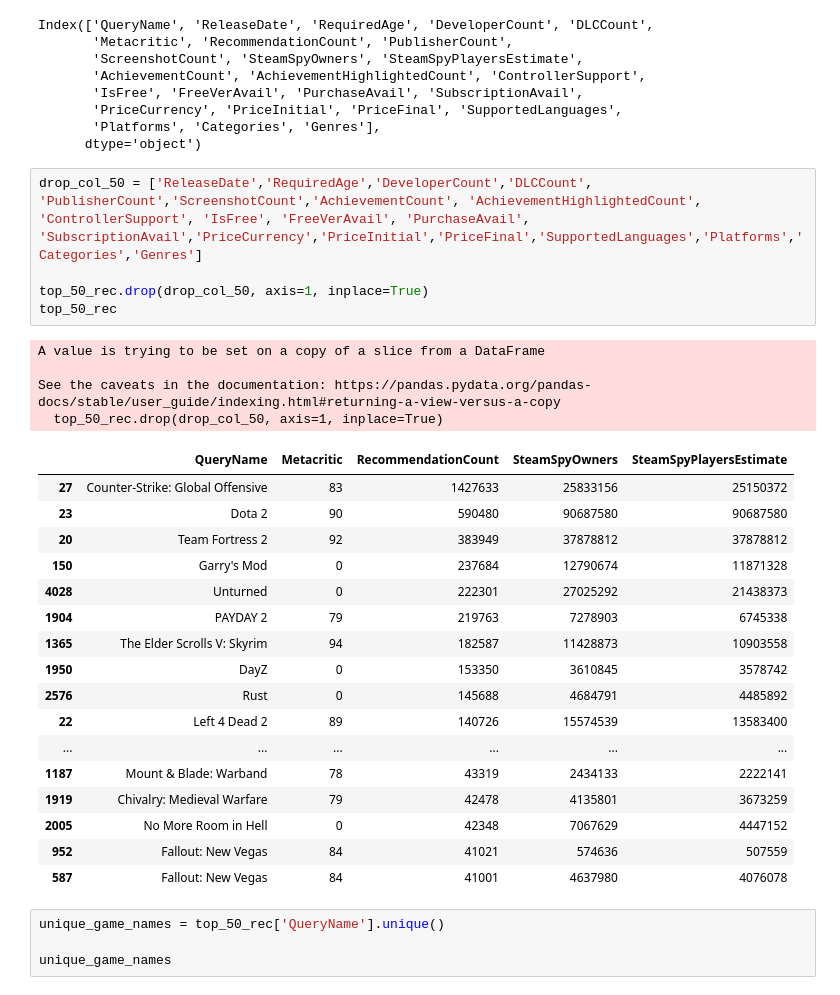
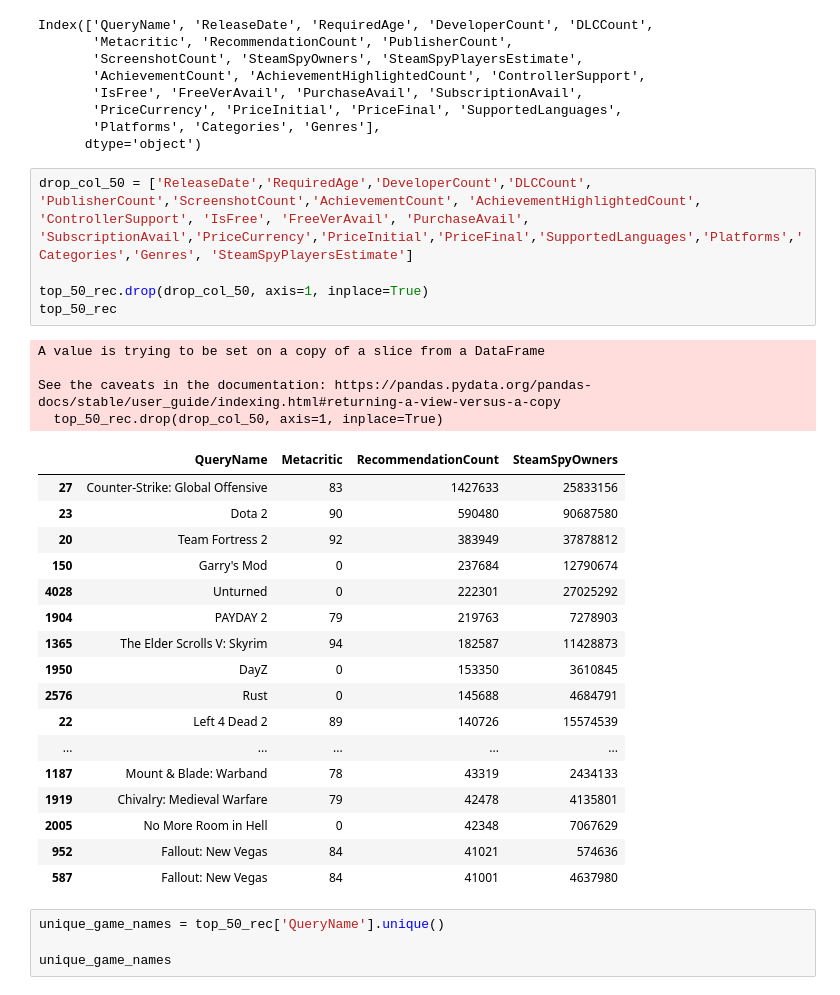
Before and after one commit to PranitKatwe/SteamPlay-Recommender, a Jupyter notebook: Hclust_Data_Prep.ipynb, the cells around one changed output. Cells and saved outputs as stored; diff of their text form.

```diff
--- a/Hclust_Data_Prep.ipynb
+++ b/Hclust_Data_Prep.ipynb
@@ -205,32 +217,32 @@ Index(['QueryName', 'ReleaseDate', 'RequiredAge', 'DeveloperCount', 'DLCCount',
        'Platforms', 'Categories', 'Genres'],
       dtype='object')
 # %%
-drop_col_50 = ['ReleaseDate','RequiredAge','DeveloperCount','DLCCount', 'PublisherCount','ScreenshotCount','AchievementCount', 'AchievementHighlightedCount', 'ControllerSupport', 'IsFree', 'FreeVerAvail', 'PurchaseAvail', 'SubscriptionAvail','PriceCurrency','PriceInitial','PriceFinal','SupportedLanguages','Platforms','Categories','Genres']
+drop_col_50 = ['ReleaseDate','RequiredAge','DeveloperCount','DLCCount', 'PublisherCount','ScreenshotCount','AchievementCount', 'AchievementHighlightedCount', 'ControllerSupport', 'IsFree', 'FreeVerAvail', 'PurchaseAvail', 'SubscriptionAvail','PriceCurrency','PriceInitial','PriceFinal','SupportedLanguages','Platforms','Categories','Genres', 'SteamSpyPlayersEstimate']
 
 top_50_rec.drop(drop_col_50, axis=1, inplace=True)
 top_50_rec
 # %% [output]
 A value is trying to be set on a copy of a slice from a DataFrame
 
 See the caveats in the documentation: https://pandas.pydata.org/pandas-docs/stable/user_guide/indexing.html#returning-a-view-versus-a-copy
   top_50_rec.drop(drop_col_50, axis=1, inplace=True)
-|  | QueryName | Metacritic | RecommendationCount | SteamSpyOwners | SteamSpyPlayersEstimate |
-| 27 | Counter-Strike: Global Offensive | 83 | 1427633 | 25833156 | 25150372 |
-| 23 | Dota 2 | 90 | 590480 | 90687580 | 90687580 |
-| 20 | Team Fortress 2 | 92 | 383949 | 37878812 | 37878812 |
-| 150 | Garry's Mod | 0 | 237684 | 12790674 | 11871328 |
-| 4028 | Unturned | 0 | 222301 | 27025292 | 21438373 |
-| 1904 | PAYDAY 2 | 79 | 219763 | 7278903 | 6745338 |
-| 1365 | The Elder Scrolls V: Skyrim | 94 | 182587 | 11428873 | 10903558 |
-| 1950 | DayZ | 0 | 153350 | 3610845 | 3578742 |
-| 2576 | Rust | 0 | 145688 | 4684791 | 4485892 |
-| 22 | Left 4 Dead 2 | 89 | 140726 | 15574539 | 13583400 |
-| ... | ... | ... | ... | ... | ... |
-| 1187 | Mount & Blade: Warband | 78 | 43319 | 2434133 | 2222141 |
-| 1919 | Chivalry: Medieval Warfare | 79 | 42478 | 4135801 | 3673259 |
-| 2005 | No More Room in Hell | 0 | 42348 | 7067629 | 4447152 |
-| 952 | Fallout: New Vegas | 84 | 41021 | 574636 | 507559 |
-| 587 | Fallout: New Vegas | 84 | 41001 | 4637980 | 4076078 |
+|  | QueryName | Metacritic | RecommendationCount | SteamSpyOwners |
+| 27 | Counter-Strike: Global Offensive | 83 | 1427633 | 25833156 |
+| 23 | Dota 2 | 90 | 590480 | 90687580 |
+| 20 | Team Fortress 2 | 92 | 383949 | 37878812 |
+| 150 | Garry's Mod | 0 | 237684 | 12790674 |
+| 4028 | Unturned | 0 | 222301 | 27025292 |
+| 1904 | PAYDAY 2 | 79 | 219763 | 7278903 |
+| 1365 | The Elder Scrolls V: Skyrim | 94 | 182587 | 11428873 |
+| 1950 | DayZ | 0 | 153350 | 3610845 |
+| 2576 | Rust | 0 | 145688 | 4684791 |
+| 22 | Left 4 Dead 2 | 89 | 140726 | 15574539 |
+| ... | ... | ... | ... | ... |
+| 1187 | Mount & Blade: Warband | 78 | 43319 | 2434133 |
+| 1919 | Chivalry: Medieval Warfare | 79 | 42478 | 4135801 |
+| 2005 | No More Room in Hell | 0 | 42348 | 7067629 |
+| 952 | Fallout: New Vegas | 84 | 41021 | 574636 |
+| 587 | Fallout: New Vegas | 84 | 41001 | 4637980 |
 # %%
 unique_game_names = top_50_rec['QueryName'].unique()
 
```
Also changed, not shown: parts of 2 cells of this notebook, 1 other file.
